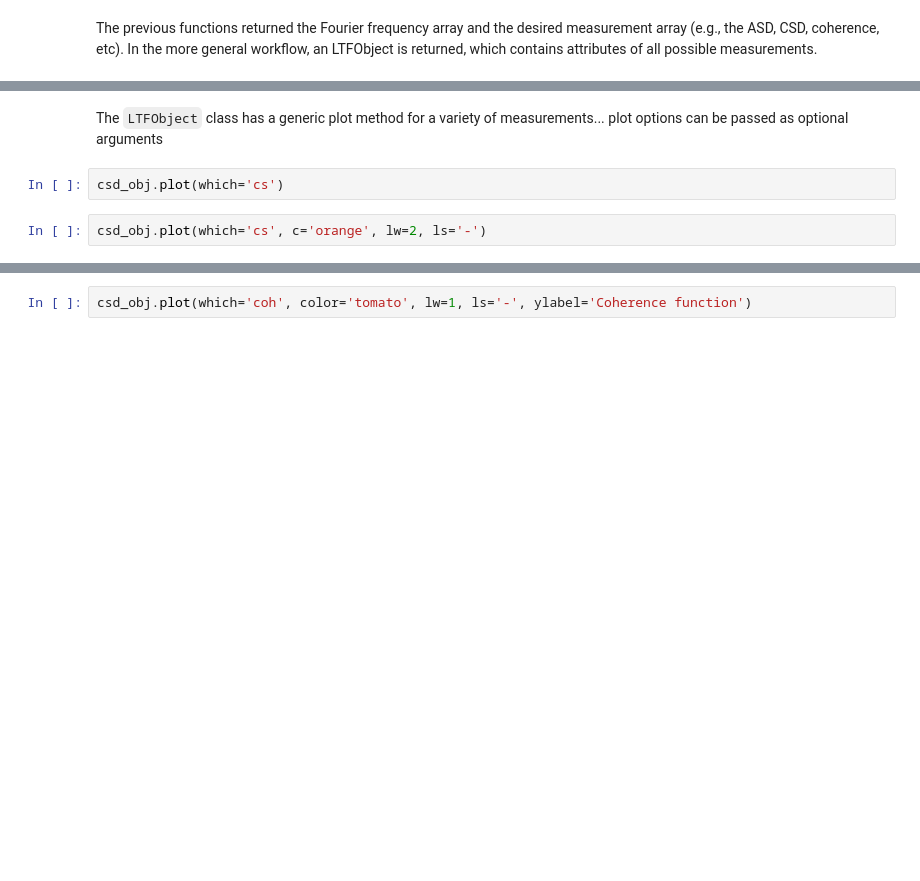
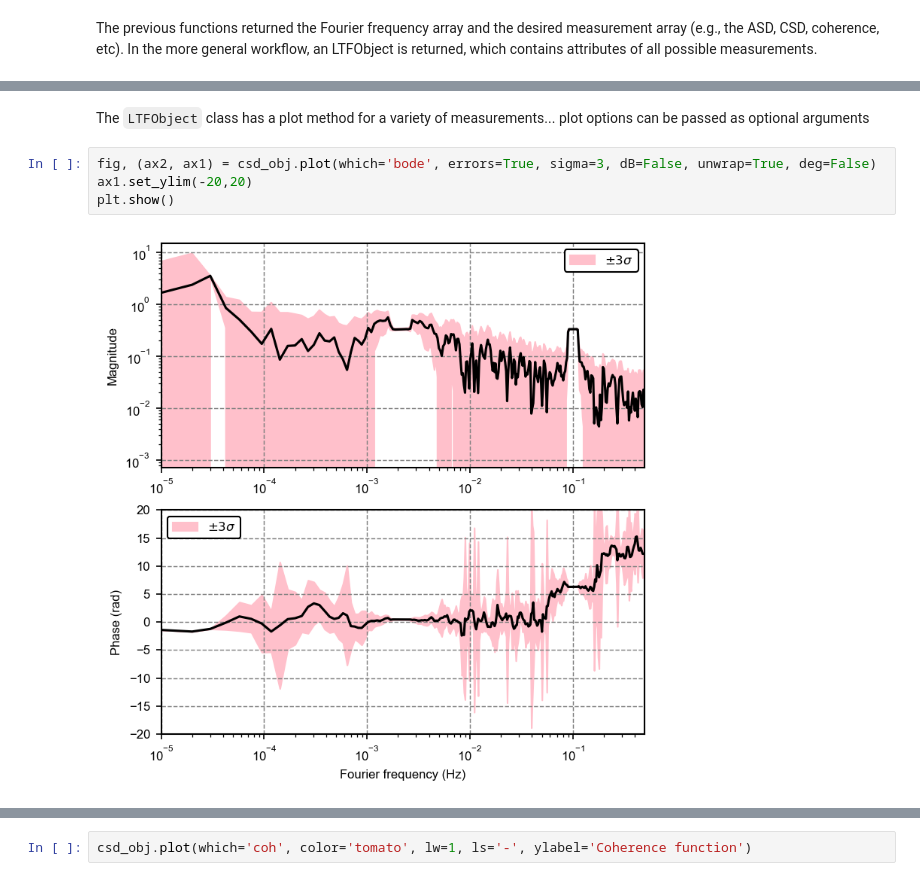
Before and after one commit to mdovale/SpecKit, a Jupyter notebook: notebooks/0.4_usage.ipynb, the cells around one changed output, grey strips where cells are left out. Cells and saved outputs as stored; diff of their text form; blank space fills up the shorter version.

```diff
--- a/notebooks/0.4_usage.ipynb
+++ b/notebooks/0.4_usage.ipynb
@@ -127,6 +222,8 @@ fig.align_ylabels();
 # %% [markdown]
-The `LTFObject` class has a generic plot method for a variety of measurements... plot options can be passed as optional arguments
+The `LTFObject` class has a plot method for a variety of measurements... plot options can be passed as optional arguments
-# %%
-csd_obj.plot(which='cs')
-# %%
-csd_obj.plot(which='cs', c='orange', lw=2, ls='-')
+# %%
+fig, (ax2, ax1) = csd_obj.plot(which='bode', errors=True, sigma=3, dB=False, unwrap=True, deg=False)
+ax1.set_ylim(-20,20)
+plt.show()
+# %% [output]
+[figure, added]
```
Also changed, not shown: parts of 9 cells of this notebook, 7 other files.
